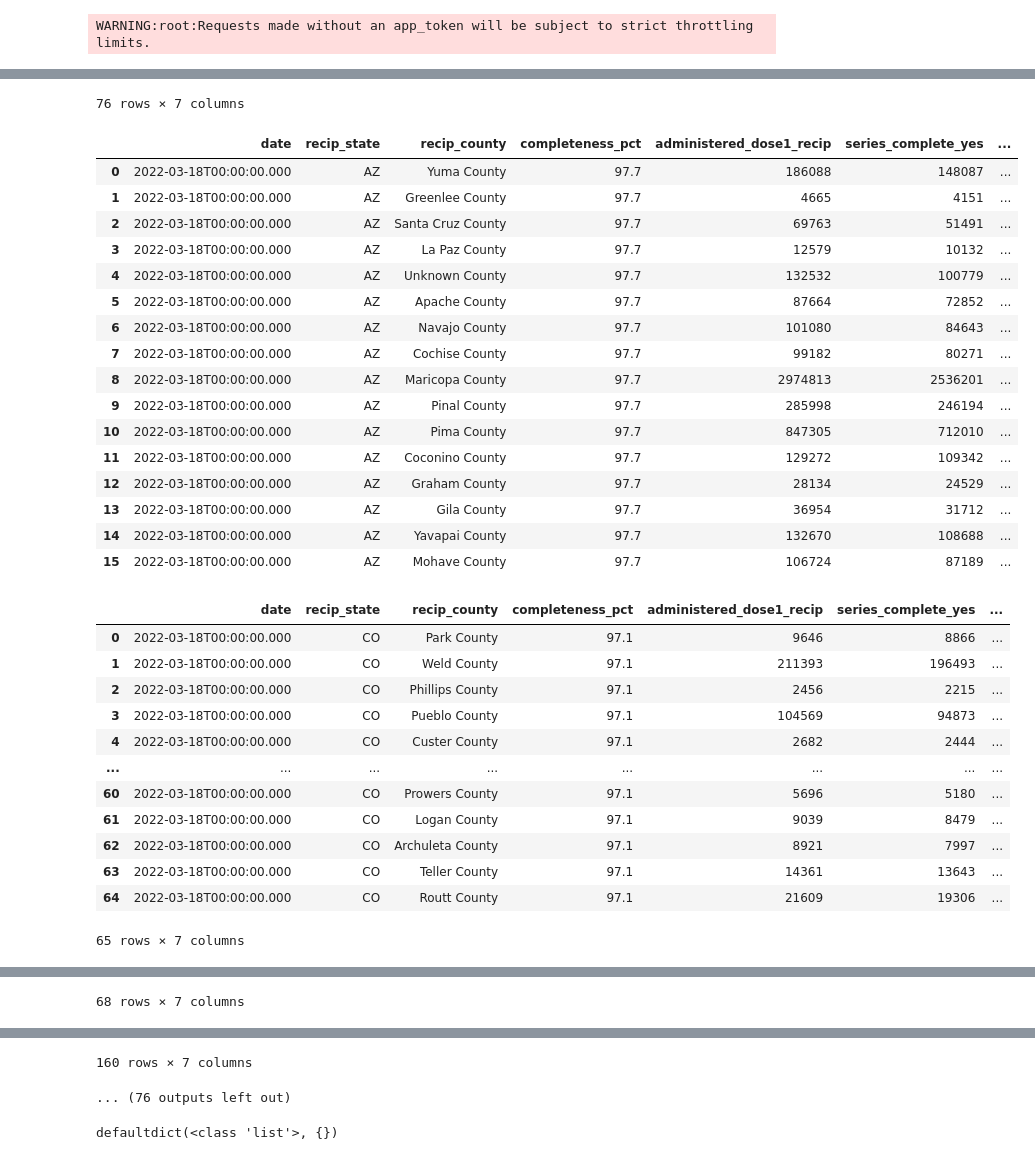
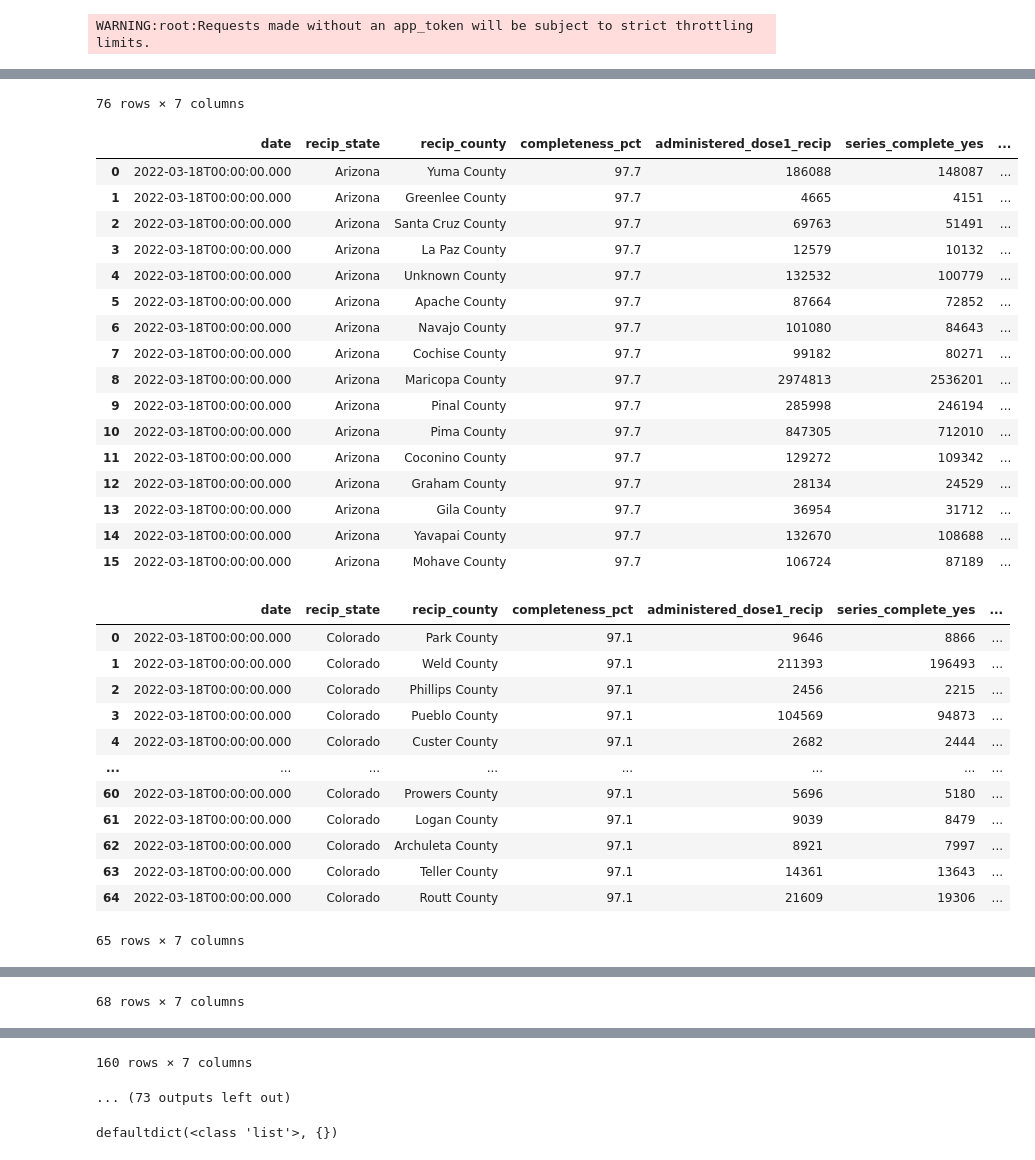
Before and after one commit to HsuanLingLin/COMP590-Vaccination_Data_Processing, a Jupyter notebook: vaccination_data.ipynb, the cells around one changed output, grey strips where cells are left out. Cells and saved outputs as stored; diff of their text form; code cells hidden in the pictures.

```diff
--- a/vaccination_data.ipynb
+++ b/vaccination_data.ipynb
@@ -13,8 +13,10 @@ import requests
 import pandas as pd
 from sodapy import Socrata
 import os
+import csv
 
 from collections import defaultdict
+
 
 
 # Unauthenticated client only works with public data sets. Note 'None'
@@ -24,6 +26,23 @@ client = Socrata("data.cdc.gov", None)
 # Returned as JSON from API / converted to Python list of dictionaries by sodapy.
 results = client.get_all("8xkx-amqh", date='2022-03-18')
 
+state_map = {'AL': 'Alabama', 'AK': 'Alaska', 'AZ': 'Arizona', 'AR': 'Arkansas',
+             'AS': 'American Samoa', 'CA': 'California', 'CO': 'Colorado',
+             'CT': 'Connecticut', 'DE': 'Delaware', 'DC': 'District of Columbia',
+             'FL': 'Florida', 'GA': 'Georgia', 'GU': 'Guam', 'HI': 'Hawaii',
+             'ID': 'Idaho', 'IL': 'Illinois', 'IN': 'Indiana', 'IA': 'Iowa',
+             'KS': 'Kansas', 'KY': 'Kentucky', 'LA': 'Louisiana', 'ME': 'Maine',
+             'MD': 'Maryland', 'MA': 'Massachusetts', 'MI': 'Michigan',
+             'MN': 'Minnesota', 'MS': 'Mississippi', 'MO': 'Missouri',
+             'MT': 'Montana', 'NE': 'Nebraska', 'NV': 'Nevada', 'NH': 'New Hampshire',
+             'NJ': 'New Jersey', 'NM': 'New Mexico', 'NY': 'New York',
+             'NC': 'North Carolina', 'ND': 'North Dakota', 'CM': 'Northern Mariana Islands',
+             'OH': 'Ohio', 'OK': 'Oklahoma', 'OR': 'Oregon', 'PA': 'Pennsylvania',
+             'PR': 'Puerto Rico', 'RI': 'Rhode Island', 'SC': 'South Carolina',
+             'SD': 'South Dakota', 'TN': 'Tennessee', 'TX': 'Texas',
+             'TT': 'Trust Territories', 'UT': 'Utah', 'VT': 'Vermont',
+             'VA': 'Virginia', 'VI': 'Virgin Islands', 'WA': 'Washington',
+             'WV': 'West Virginia', 'WI': 'Wisconsin', 'WY': 'Wyoming'}
 
 state_to_vacci = defaultdict(list)
 # Retrieve the column we want
@@ -32,17 +51,15 @@ for result in results:
   item = {
             'date': result['date'],
             'recip_county': result['recip_county'],
-            'recip_state': result['recip_state'],
+            'recip_state': state_map.get(result['recip_state'],None),
             'completeness_pct': result.get('completeness_pct', None),
             'administered_dose1_recip': result.get('administered_dose1_recip', None),
             'series_complete_yes': result.get('series_complete_yes', None),
             'booster_doses': result.get('booster_doses', None)
           }
 
-  # print(item)
   state_to_vacci[item['recip_state']].append(item)
 states = state_to_vacci.keys()
-print(state_to_vacci)
 
 !mkdir vaccination_data_county
 for state in states:
@@ -71,32 +88,32 @@ defaultdict(<class 'list'>, {'AR': [{'date': '2022-03-18T00:00:00.000', 'recip_c
 76 rows × 7 columns
 |  | date | recip_state | recip_county | completeness_pct | administered_dose1_recip | series_complete_yes | ... |
-| 0 | 2022-03-18T00:00:00.000 | AZ | Yuma County | 97.7 | 186088 | 148087 | ... |
-| 1 | 2022-03-18T00:00:00.000 | AZ | Greenlee County | 97.7 | 4665 | 4151 | ... |
-| 2 | 2022-03-18T00:00:00.000 | AZ | Santa Cruz County | 97.7 | 69763 | 51491 | ... |
-| 3 | 2022-03-18T00:00:00.000 | AZ | La Paz County | 97.7 | 12579 | 10132 | ... |
-| 4 | 2022-03-18T00:00:00.000 | AZ | Unknown County | 97.7 | 132532 | 100779 | ... |
-| 5 | 2022-03-18T00:00:00.000 | AZ | Apache County | 97.7 | 87664 | 72852 | ... |
-| 6 | 2022-03-18T00:00:00.000 | AZ | Navajo County | 97.7 | 101080 | 84643 | ... |
-| 7 | 2022-03-18T00:00:00.000 | AZ | Cochise County | 97.7 | 99182 | 80271 | ... |
-| 8 | 2022-03-18T00:00:00.000 | AZ | Maricopa County | 97.7 | 2974813 | 2536201 | ... |
-| 9 | 2022-03-18T00:00:00.000 | AZ | Pinal County | 97.7 | 285998 | 246194 | ... |
-| 10 | 2022-03-18T00:00:00.000 | AZ | Pima County | 97.7 | 847305 | 712010 | ... |
-| 11 | 2022-03-18T00:00:00.000 | AZ | Coconino County | 97.7 | 129272 | 109342 | ... |
-| 12 | 2022-03-18T00:00:00.000 | AZ | Graham County | 97.7 | 28134 | 24529 | ... |
-| 13 | 2022-03-18T00:00:00.000 | AZ | Gila County | 97.7 | 36954 | 31712 | ... |
-| 14 | 2022-03-18T00:00:00.000 | AZ | Yavapai County | 97.7 | 132670 | 108688 | ... |
-| 15 | 2022-03-18T00:00:00.000 | AZ | Mohave County | 97.7 | 106724 | 87189 | ... |
+| 0 | 2022-03-18T00:00:00.000 | Arizona | Yuma County | 97.7 | 186088 | 148087 | ... |
+| 1 | 2022-03-18T00:00:00.000 | Arizona | Greenlee County | 97.7 | 4665 | 4151 | ... |
+| 2 | 2022-03-18T00:00:00.000 | Arizona | Santa Cruz County | 97.7 | 69763 | 51491 | ... |
+| 3 | 2022-03-18T00:00:00.000 | Arizona | La Paz County | 97.7 | 12579 | 10132 | ... |
+| 4 | 2022-03-18T00:00:00.000 | Arizona | Unknown County | 97.7 | 132532 | 100779 | ... |
+| 5 | 2022-03-18T00:00:00.000 | Arizona | Apache County | 97.7 | 87664 | 72852 | ... |
+| 6 | 2022-03-18T00:00:00.000 | Arizona | Navajo County | 97.7 | 101080 | 84643 | ... |
+| 7 | 2022-03-18T00:00:00.000 | Arizona | Cochise County | 97.7 | 99182 | 80271 | ... |
+| 8 | 2022-03-18T00:00:00.000 | Arizona | Maricopa County | 97.7 | 2974813 | 2536201 | ... |
+| 9 | 2022-03-18T00:00:00.000 | Arizona | Pinal County | 97.7 | 285998 | 246194 | ... |
+| 10 | 2022-03-18T00:00:00.000 | Arizona | Pima County | 97.7 | 847305 | 712010 | ... |
+| 11 | 2022-03-18T00:00:00.000 | Arizona | Coconino County | 97.7 | 129272 | 109342 | ... |
+| 12 | 2022-03-18T00:00:00.000 | Arizona | Graham County | 97.7 | 28134 | 24529 | ... |
+| 13 | 2022-03-18T00:00:00.000 | Arizona | Gila County | 97.7 | 36954 | 31712 | ... |
+| 14 | 2022-03-18T00:00:00.000 | Arizona | Yavapai County | 97.7 | 132670 | 108688 | ... |
+| 15 | 2022-03-18T00:00:00.000 | Arizona | Mohave County | 97.7 | 106724 | 87189 | ... |
 |  | date | recip_state | recip_county | completeness_pct | administered_dose1_recip | series_complete_yes | ... |
-| 0 | 2022-03-18T00:00:00.000 | CO | Park County | 97.1 | 9646 | 8866 | ... |
-| 1 | 2022-03-18T00:00:00.000 | CO | Weld County | 97.1 | 211393 | 196493 | ... |
-| 2 | 2022-03-18T00:00:00.000 | CO | Phillips County | 97.1 | 2456 | 2215 | ... |
-| 3 | 2022-03-18T00:00:00.000 | CO | Pueblo County | 97.1 | 104569 | 94873 | ... |
-| 4 | 2022-03-18T00:00:00.000 | CO | Custer County | 97.1 | 2682 | 2444 | ... |
+| 0 | 2022-03-18T00:00:00.000 | Colorado | Park County | 97.1 | 9646 | 8866 | ... |
+| 1 | 2022-03-18T00:00:00.000 | Colorado | Weld County | 97.1 | 211393 | 196493 | ... |
+| 2 | 2022-03-18T00:00:00.000 | Colorado | Phillips County | 97.1 | 2456 | 2215 | ... |
+| 3 | 2022-03-18T00:00:00.000 | Colorado | Pueblo County | 97.1 | 104569 | 94873 | ... |
+| 4 | 2022-03-18T00:00:00.000 | Colorado | Custer County | 97.1 | 2682 | 2444 | ... |
 | ... | ... | ... | ... | ... | ... | ... | ... |
-| 60 | 2022-03-18T00:00:00.000 | CO | Prowers County | 97.1 | 5696 | 5180 | ... |
-| 61 | 2022-03-18T00:00:00.000 | CO | Logan County | 97.1 | 9039 | 8479 | ... |
-| 62 | 2022-03-18T00:00:00.000 | CO | Archuleta County | 97.1 | 8921 | 7997 | ... |
-| 63 | 2022-03-18T00:00:00.000 | CO | Teller County | 97.1 | 14361 | 13643 | ... |
-| 64 | 2022-03-18T00:00:00.000 | CO | Routt County | 97.1 | 21609 | 19306 | ... |
+| 60 | 2022-03-18T00:00:00.000 | Colorado | Prowers County | 97.1 | 5696 | 5180 | ... |
+| 61 | 2022-03-18T00:00:00.000 | Colorado | Logan County | 97.1 | 9039 | 8479 | ... |
+| 62 | 2022-03-18T00:00:00.000 | Colorado | Archuleta County | 97.1 | 8921 | 7997 | ... |
+| 63 | 2022-03-18T00:00:00.000 | Colorado | Teller County | 97.1 | 14361 | 13643 | ... |
+| 64 | 2022-03-18T00:00:00.000 | Colorado | Routt County | 97.1 | 21609 | 19306 | ... |
 65 rows × 7 columns
 |  | date | recip_state | recip_county | completeness_pct | administered_dose1_recip | series_complete_yes | ... |
@@ -137,5 +154,5 @@ defaultdict(<class 'list'>, {'AR': [{'date': '2022-03-18T00:00:00.000', 'recip_c
 160 rows × 7 columns
-... (76 outputs left out)
+... (73 outputs left out)
 # %%
 # %% [output]
 defaultdict(<class 'list'>, {})
```
Also changed, not shown: parts of 1 cell of this notebook.
